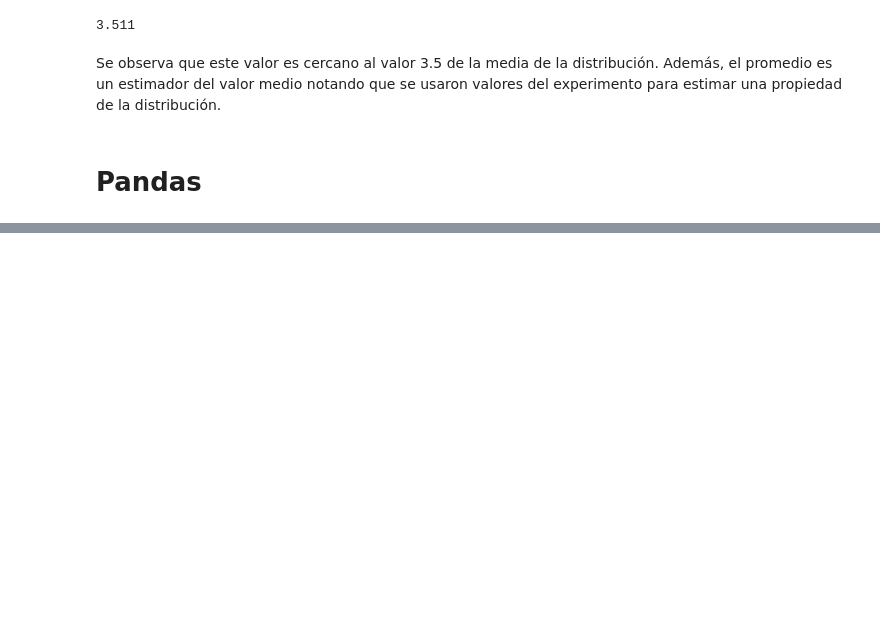
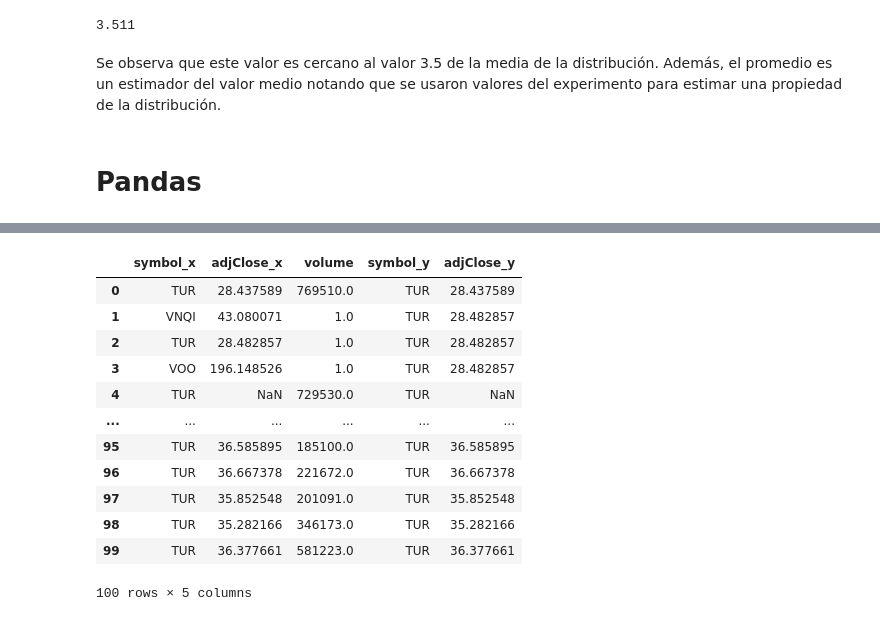
Before and after one commit to lambdaclass/data_etudes, a Jupyter notebook: clases/clase_2_estadistica.ipynb, the cells around one changed output, grey strips where cells are left out. Drawn from its saved outputs; the diff is of its cells as text; code cells hidden in the pictures; blank space fills up the shorter version.

```diff
--- a/clases/clase_2_estadistica.ipynb
+++ b/clases/clase_2_estadistica.ipynb
@@ -147,0 +211,2 @@ Además, el promedio es un estimador del valor medio notando que se usaron valor
+# %%
+df = pd.read_csv('data_stocks.csv', parse_dates = ['date'], index_col = 'date')
@@ -147,0 +364,2 @@ Además, el promedio es un estimador del valor medio notando que se usaron valor
+# %%
+df.loc['2017-01-04', 'volume'] = 1
@@ -147,0 +486,3 @@ Además, el promedio es un estimador del valor medio notando que se usaron valor
+# %%
+TUR = df.query('symbol == "TUR"')
+TUR
@@ -147,0 +504,16 @@ Además, el promedio es un estimador del valor medio notando que se usaron valor
+# %%
+df.merge(TUR, on='volume')
+# %% [output]
+|  | symbol_x | adjClose_x | volume | symbol_y | adjClose_y |
+| 0 | TUR | 28.437589 | 769510.0 | TUR | 28.437589 |
+| 1 | VNQI | 43.080071 | 1.0 | TUR | 28.482857 |
+| 2 | TUR | 28.482857 | 1.0 | TUR | 28.482857 |
+| 3 | VOO | 196.148526 | 1.0 | TUR | 28.482857 |
+| 4 | TUR | NaN | 729530.0 | TUR | NaN |
+| ... | ... | ... | ... | ... | ... |
+| 95 | TUR | 36.585895 | 185100.0 | TUR | 36.585895 |
+| 96 | TUR | 36.667378 | 221672.0 | TUR | 36.667378 |
+| 97 | TUR | 35.852548 | 201091.0 | TUR | 35.852548 |
+| 98 | TUR | 35.282166 | 346173.0 | TUR | 35.282166 |
+| 99 | TUR | 36.377661 | 581223.0 | TUR | 36.377661 |
+100 rows × 5 columns
```
Also changed, not shown: parts of 44 cells of this notebook, 1 other file.
